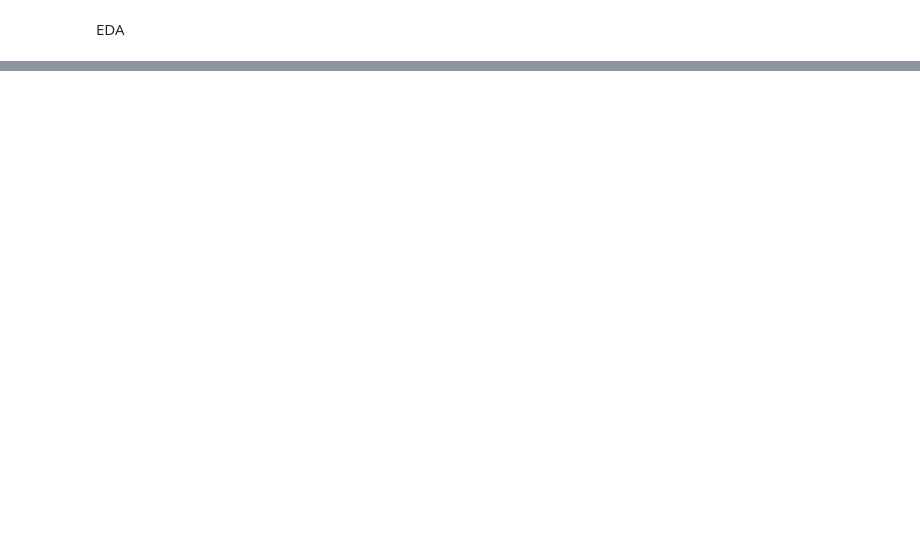
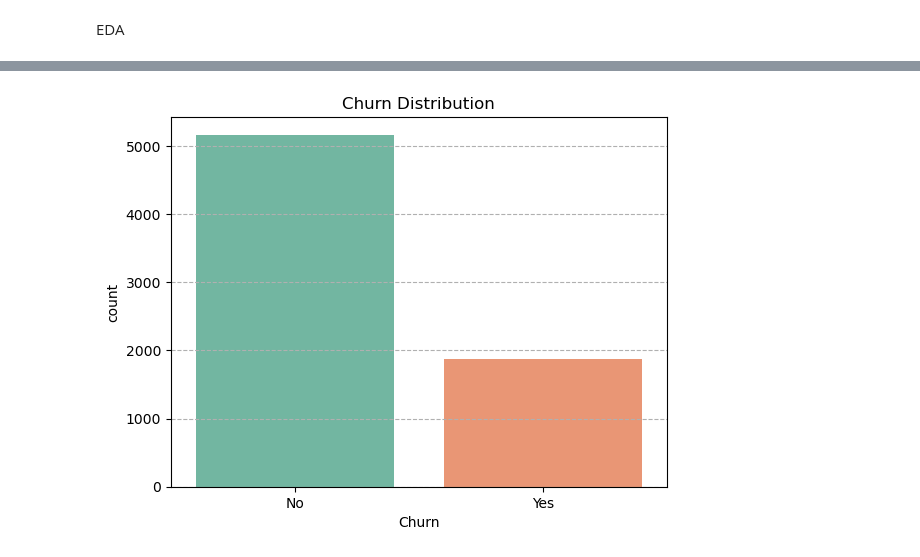
Before and after one commit to zivisaiah/gai_mid_project, a Jupyter notebook: gai_mid_project_notebook.ipynb, the cells around one changed output, grey strips where cells are left out. Drawn from its saved outputs; the diff is of its cells as text; code cells hidden in the pictures; blank space fills up the shorter version.

```diff
--- a/gai_mid_project_notebook.ipynb
+++ b/gai_mid_project_notebook.ipynb
@@ -73,26 +161,9 @@ plt.show()
 # %%
-fig, axes = plt.subplots(2, 2, figsize=(8, 8))
-
-# פילוח לפי מגדר
-gender_counts = df['gender'].value_counts()
-axes[0, 0].pie(gender_counts, labels=["man", "woman"], autopct='%1.1f%%', colors=['skyblue', 'lightcoral'])
-axes[0, 0].set_title('Segmentation by gender')
-
-# פילוח לפי בן/בת זוג
-partner_counts = df['Partner'].value_counts()
-axes[0, 1].pie(partner_counts, labels=['Without a spouse', 'With a partner'], autopct='%1.1f%%', colors=['lightgreen', 'lightpink'])
-axes[0, 1].set_title('Segmentation by spouse')
-
-# פילוח לפי תלויים
-dependents_counts = df['Dependents'].value_counts()
-axes[1, 0].pie(dependents_counts, labels=['Without dependents', 'With dependents'], autopct='%1.1f%%', colors=['lightgrey', 'lightyellow'])
-axes[1, 0].set_title('Segmentation by dependents')
-
-# פילוח לפי עזיבה
-churn_counts = df['Churn'].value_counts()
-axes[1, 1].pie(churn_counts, labels=['Didn\'t leave', 'Leave'], autopct='%1.1f%%', colors=['lightblue', 'salmon'])
-axes[1, 1].set_title('Segmentation by departure')
-
-
+#3. התפלגות משתנה עזיבה  (לפני חלוקה):
+sns.countplot(x='Churn', data=df, palette='Set2')
+plt.title('Churn Distribution')
+plt.grid(axis='y', linestyle='--')
 plt.show()
+# %% [output]
+[figure, added]
 # %%
```
Also changed, not shown: parts of 56 cells of this notebook.
